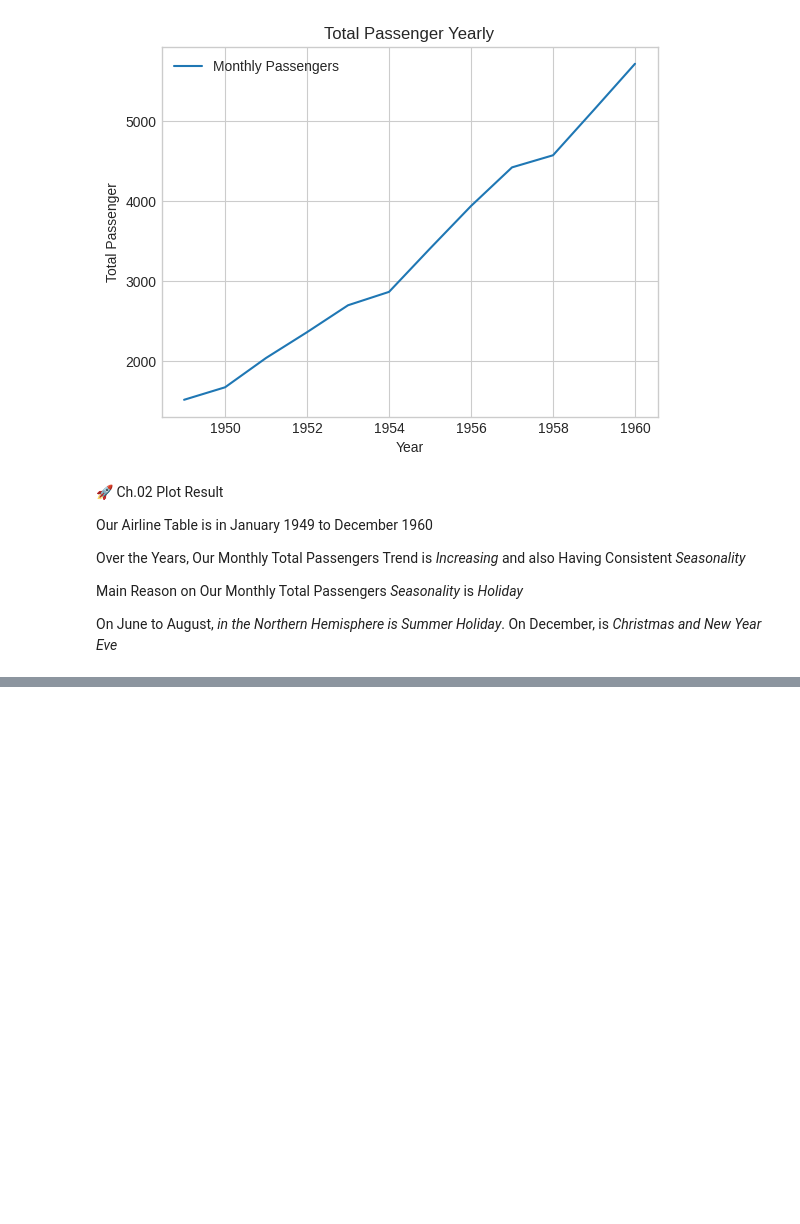
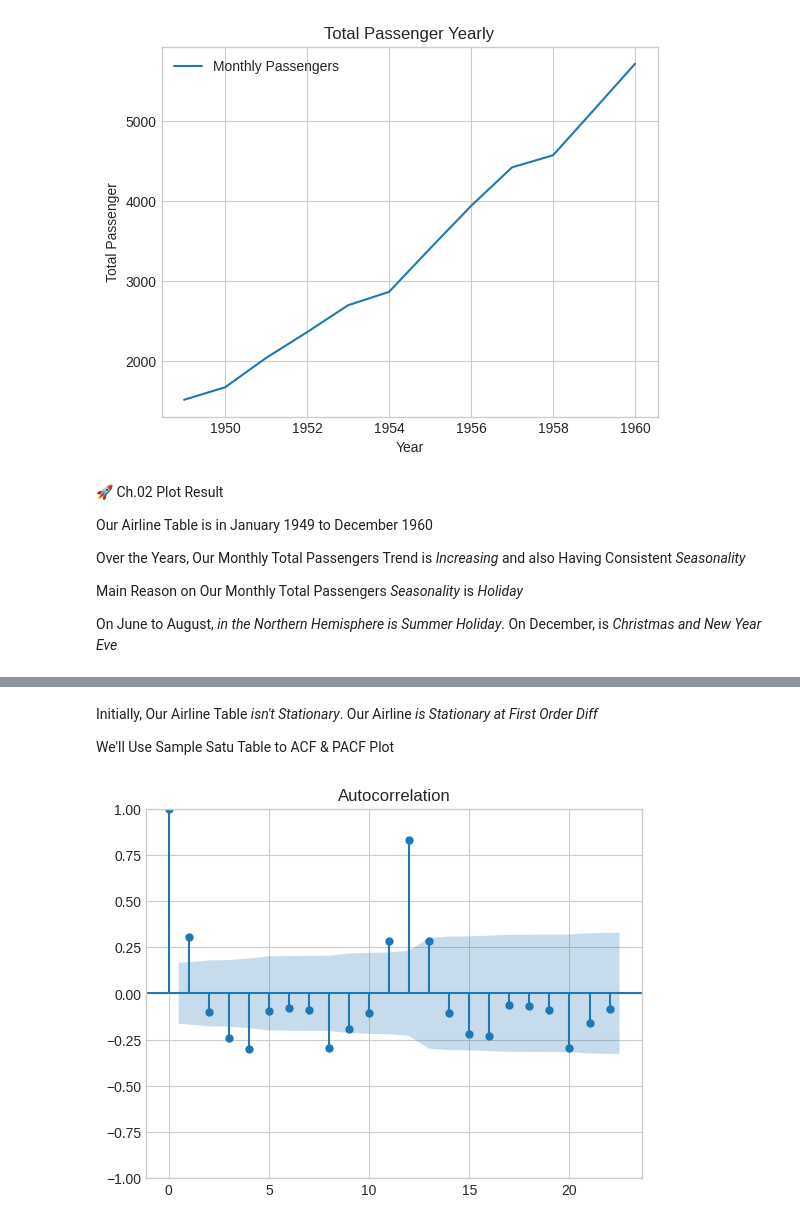
Before and after one commit to Kelniit/Jar, a Jupyter notebook: Lab 01.ipynb, the cells around one changed output, grey strips where cells are left out. Cells and saved outputs as stored; diff of their text form; code cells hidden in the pictures; blank space fills up the shorter version.

```diff
--- a/Lab 01.ipynb
+++ b/Lab 01.ipynb
@@ -138,0 +185,10 @@ On June to August, *in the Northern Hemisphere is Summer Holiday*. On December,
+# %% [markdown]
+Initially, Our Airline Table *isn't Stationary*. Our Airline *is Stationary at First Order Diff*
+
+We'll Use Sample Satu Table to ACF & PACF Plot
+# %%
+from statsmodels.graphics.tsapblots import plot_acf, plot_pacf
+
+plot_acf(sample_satu);
+# %% [output]
+[figure, added]
```
Also changed, not shown: parts of 9 cells of this notebook.
